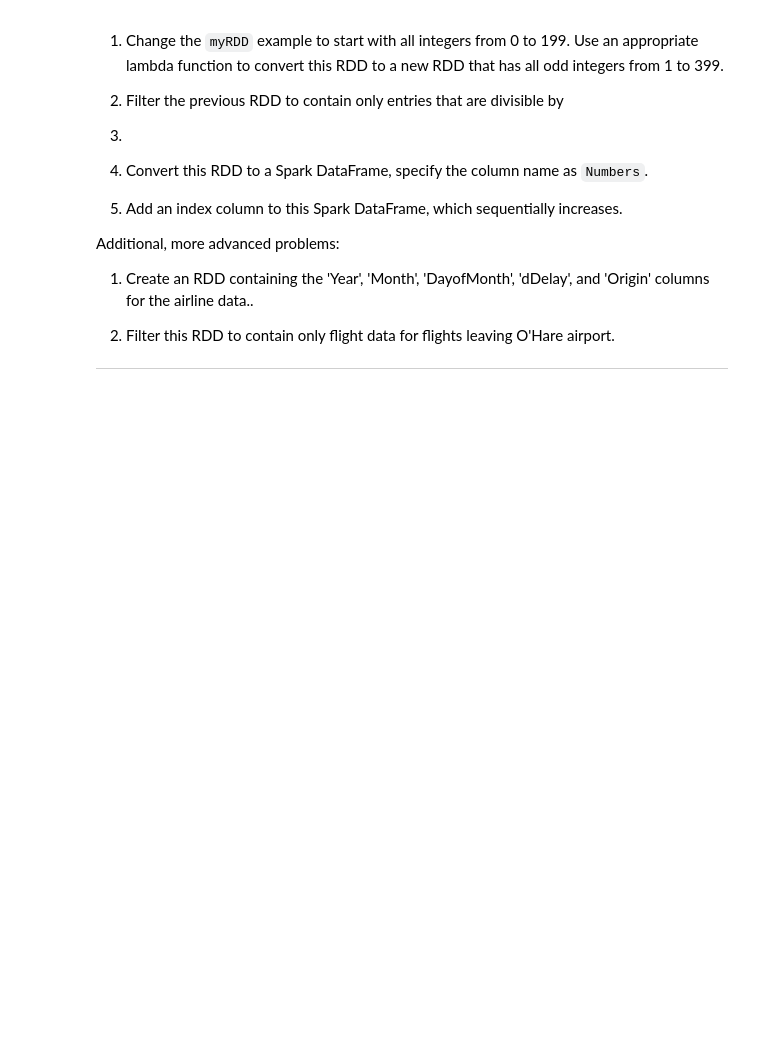
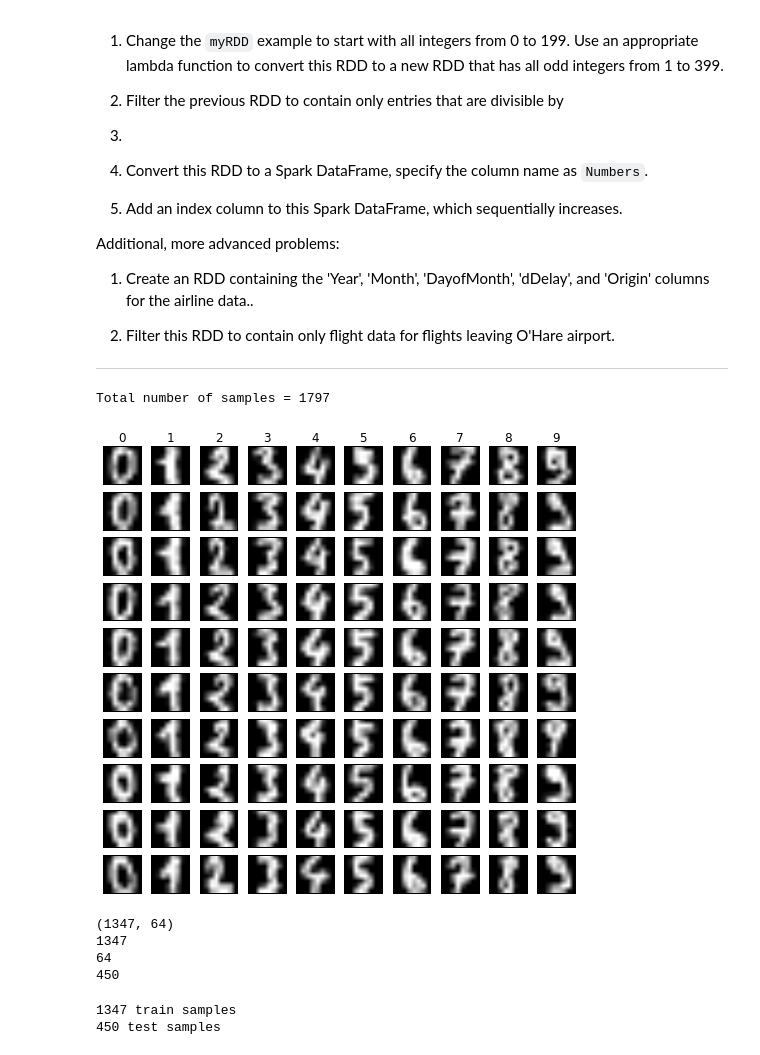
Before and after one commit to lcdm-uiuc/info490-sp16, a Jupyter notebook: Week15/notebooks/intro2dl.ipynb, the cells around one changed output. Cells and saved outputs as stored; diff of their text form; code cells hidden in the pictures; blank space fills up the shorter version.

```diff
--- a/Week15/notebooks/intro2dl.ipynb
+++ b/Week15/notebooks/intro2dl.ipynb
@@ -42,3 +42,61 @@ and 'Origin' columns for the airline data..
 airport.
 
 -----
+# %%
+%matplotlib inline
+
+# We have helper code to assist in the loading and plotting of these data
+from helper_code import digits as hd
+
+# We extract features (x), labels (y), and the images for plotting.
+x, y, images = hd.get_data()
+hd.im_plot(x, y, images)
+
+print('Total number of samples = {0}'.format(y.shape[0]))
+# %% [output]
+Total number of samples = 1797
+[figure, added]
+# %%
+import sklearn.cross_validation as cv
+
+(x_train, x_test, y_train, y_test) = cv.train_test_split(x, y, test_size=.25)
+
+train_dim_one = x_train.shape[0]
+train_dim_two = x_train.shape[1]
+
+test_dim_one = x_test.shape[0]
+
+print(x_train.shape)
+print(train_dim_one)
+print(train_dim_two)
+print(test_dim_one)
+# %% [output]
+(1347, 64)
+1347
+64
+450
+# %%
+import numpy as np
+np.random.seed(23)
+
+from keras.utils import np_utils
+
+batch_size = 128
+nb_classes = 10
+nb_epoch = 20
+
+x_train = x_train.reshape(train_dim_one, train_dim_two)
+x_test = x_test.reshape(test_dim_one, train_dim_two)
+x_train = x_train.astype('float32')
+x_test = x_test.astype('float32')
+x_train /= 255
+x_test /= 255
+print(x_train.shape[0], 'train samples')
+print(x_test.shape[0], 'test samples')
+
+# convert class vectors to binary class matrices
+y_trainc = np_utils.to_categorical(y_train, nb_classes)
+y_testc = np_utils.to_categorical(y_test, nb_classes)
+# %% [output]
+1347 train samples
+450 test samples
```
Also changed, not shown: parts of 15 cells of this notebook, 2 other files.
